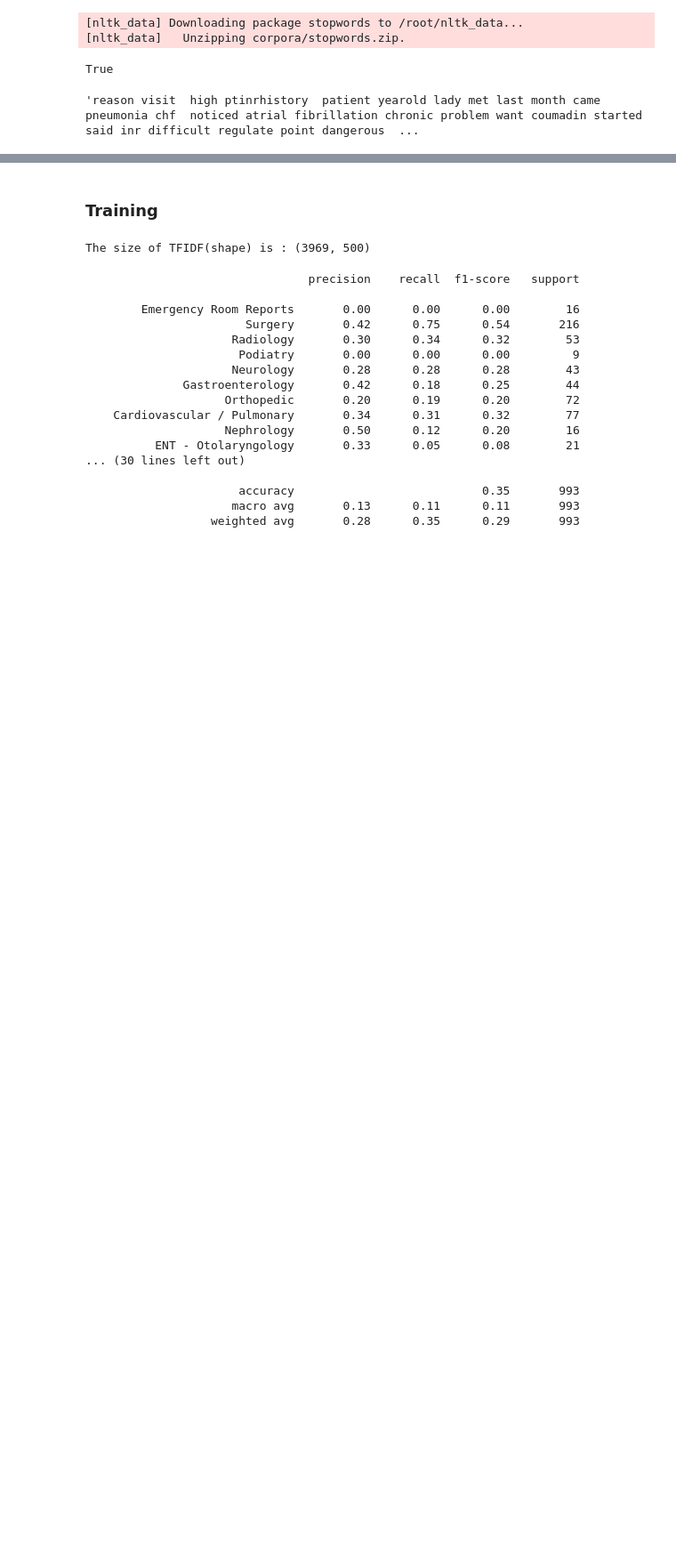
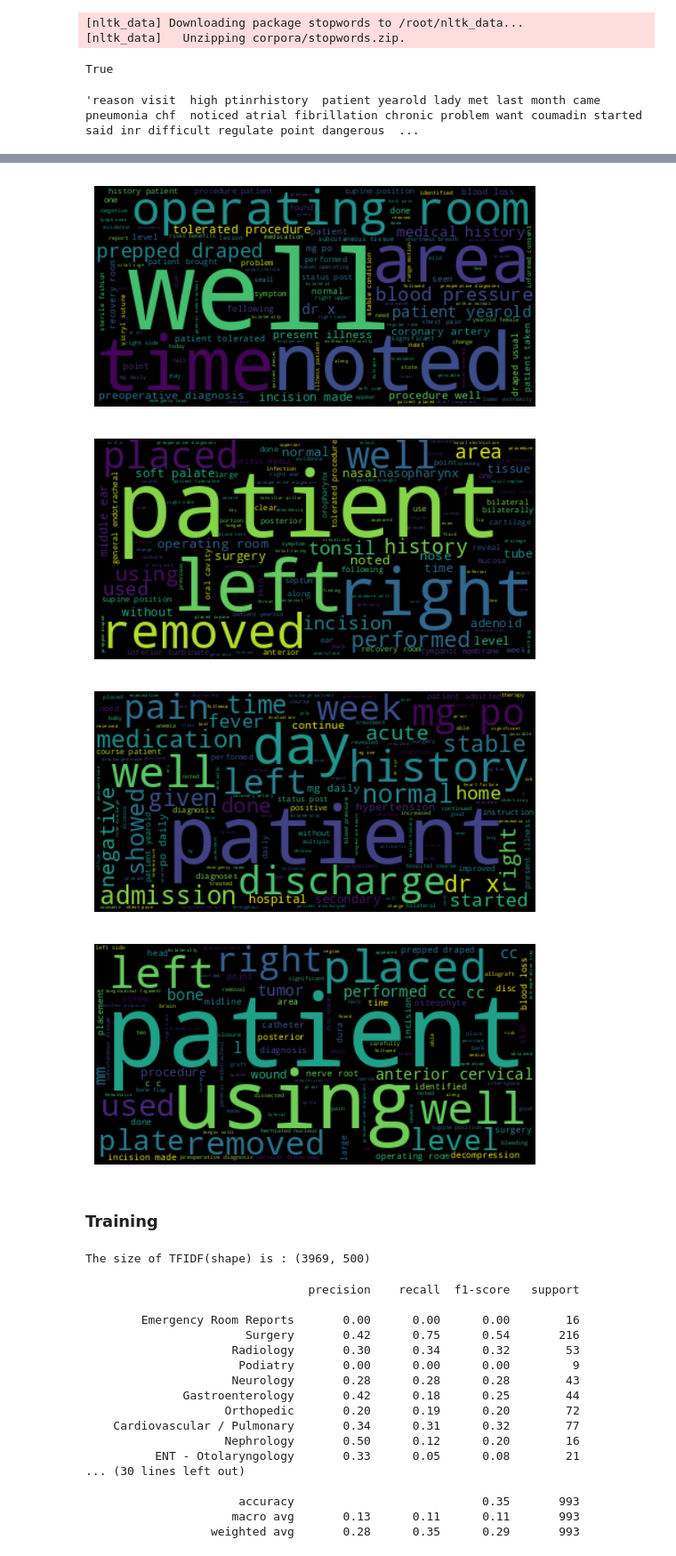
Before and after one commit to dchung1209/CxC-2023-UWaterloo, a Jupyter notebook: CxC_project.ipynb, the cells around one changed output, grey strips where cells are left out. Shown at 89% size. Saved outputs shown, nothing was run; the diff lists cells and outputs as text; code cells hidden in the pictures; blank space fills up the shorter version.

```diff
--- a/CxC_project.ipynb
+++ b/CxC_project.ipynb
@@ -152,3 +153,16 @@ wordcloud(train_df)
+# %%
+df_ent = train_df.loc[(train_df['medical_specialty'] == ' ENT - Otolaryngology')]
+df_dc = train_df.loc[(train_df['medical_specialty'] == ' Discharge Summary')]
+df_neu = train_df.loc[(train_df['medical_specialty'] == ' Neurosurgery')]
+wordcloud(train_df)
+wordcloud(df_ent)
+wordcloud(df_dc)
+wordcloud(df_neu)
+# %% [output]
+[figure, added]
+[figure, added]
+[figure, added]
+[figure, added]
 # %% [markdown]
 ### Training
 # %%
```
Also changed, not shown: parts of 2 cells of this notebook.
